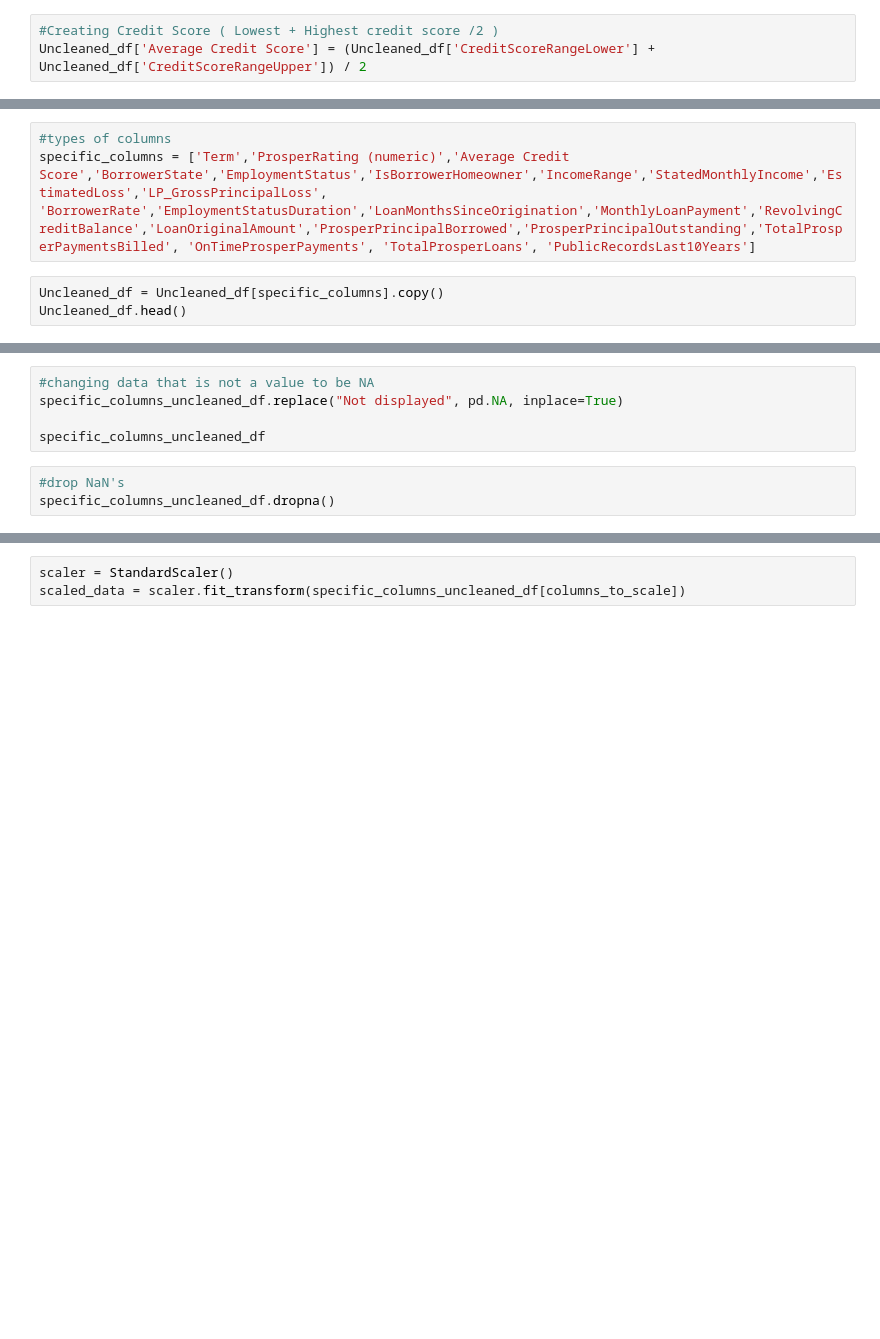
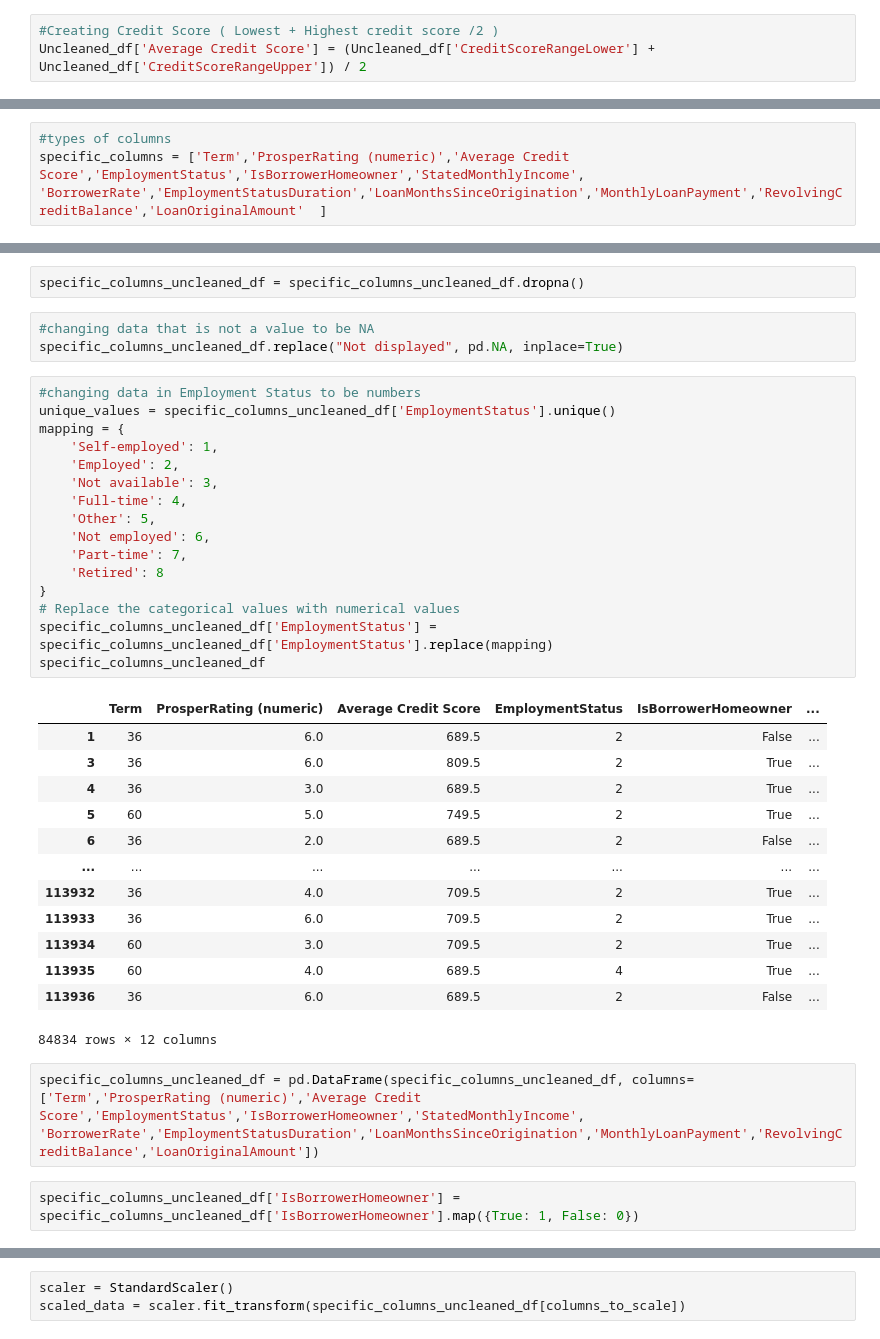
Before and after one commit to LachlanPotter33/Proj-4-Group-3, a Jupyter notebook: Notebooks/Untitled.ipynb, the cells around one changed output, grey strips where cells are left out. Cells and saved outputs as stored; diff of their text form; blank space fills up the shorter version.

Commit message:
Full Data Scaled

```diff
--- a/Notebooks/Untitled.ipynb
+++ b/Notebooks/Untitled.ipynb
@@ -27,10 +33,7 @@ Uncleaned_df['Average Credit Score'] = (Uncleaned_df['CreditScoreRangeLower'] +
 # %%
 #types of columns
-specific_columns = ['Term','ProsperRating (numeric)','Average Credit Score','BorrowerState','EmploymentStatus','IsBorrowerHomeowner','IncomeRange','StatedMonthlyIncome','EstimatedLoss','LP_GrossPrincipalLoss',
-'BorrowerRate','EmploymentStatusDuration','LoanMonthsSinceOrigination','MonthlyLoanPayment','RevolvingCreditBalance','LoanOriginalAmount','ProsperPrincipalBorrowed','ProsperPrincipalOutstanding','TotalProsperPaymentsBilled', 'OnTimeProsperPayments', 'TotalProsperLoans', 'PublicRecordsLast10Years']
+specific_columns = ['Term','ProsperRating (numeric)','Average Credit Score','EmploymentStatus','IsBorrowerHomeowner','StatedMonthlyIncome',
+'BorrowerRate','EmploymentStatusDuration','LoanMonthsSinceOrigination','MonthlyLoanPayment','RevolvingCreditBalance','LoanOriginalAmount'  ]
-# %%
-Uncleaned_df = Uncleaned_df[specific_columns].copy()
-Uncleaned_df.head()
 # %%
 specific_columns_uncleaned_df = Uncleaned_df[specific_columns]
 specific_columns_uncleaned_df.head(10)
@@ -37,8 +52,40 @@ specific_columns_uncleaned_df.head(10)
+# %%
+specific_columns_uncleaned_df = specific_columns_uncleaned_df.dropna()
 # %%
 #changing data that is not a value to be NA
 specific_columns_uncleaned_df.replace("Not displayed", pd.NA, inplace=True)
-
-specific_columns_uncleaned_df
-# %%
-#drop NaN's
-specific_columns_uncleaned_df.dropna()
+# %%
+#changing data in Employment Status to be numbers
+unique_values = specific_columns_uncleaned_df['EmploymentStatus'].unique()
+mapping = {
+    'Self-employed': 1,
+    'Employed': 2,
+    'Not available': 3,
+    'Full-time': 4,
+    'Other': 5,
+    'Not employed': 6,
+    'Part-time': 7,
+    'Retired': 8
+}
+# Replace the categorical values with numerical values
+specific_columns_uncleaned_df['EmploymentStatus'] = specific_columns_uncleaned_df['EmploymentStatus'].replace(mapping)
+specific_columns_uncleaned_df
+# %% [output]
+|  | Term | ProsperRating (numeric) | Average Credit Score | EmploymentStatus | IsBorrowerHomeowner | ... |
+| 1 | 36 | 6.0 | 689.5 | 2 | False | ... |
+| 3 | 36 | 6.0 | 809.5 | 2 | True | ... |
+| 4 | 36 | 3.0 | 689.5 | 2 | True | ... |
+| 5 | 60 | 5.0 | 749.5 | 2 | True | ... |
+| 6 | 36 | 2.0 | 689.5 | 2 | False | ... |
+| ... | ... | ... | ... | ... | ... | ... |
+| 113932 | 36 | 4.0 | 709.5 | 2 | True | ... |
+| 113933 | 36 | 6.0 | 709.5 | 2 | True | ... |
+| 113934 | 60 | 3.0 | 709.5 | 2 | True | ... |
+| 113935 | 60 | 4.0 | 689.5 | 4 | True | ... |
+| 113936 | 36 | 6.0 | 689.5 | 2 | False | ... |
+84834 rows × 12 columns
+# %%
+specific_columns_uncleaned_df = pd.DataFrame(specific_columns_uncleaned_df, columns=['Term','ProsperRating (numeric)','Average Credit Score','EmploymentStatus','IsBorrowerHomeowner','StatedMonthlyIncome',
+'BorrowerRate','EmploymentStatusDuration','LoanMonthsSinceOrigination','MonthlyLoanPayment','RevolvingCreditBalance','LoanOriginalAmount'])
+# %%
+specific_columns_uncleaned_df['IsBorrowerHomeowner'] = specific_columns_uncleaned_df['IsBorrowerHomeowner'].map({True: 1, False: 0})
```
Also changed, not shown: parts of 13 cells of this notebook.
